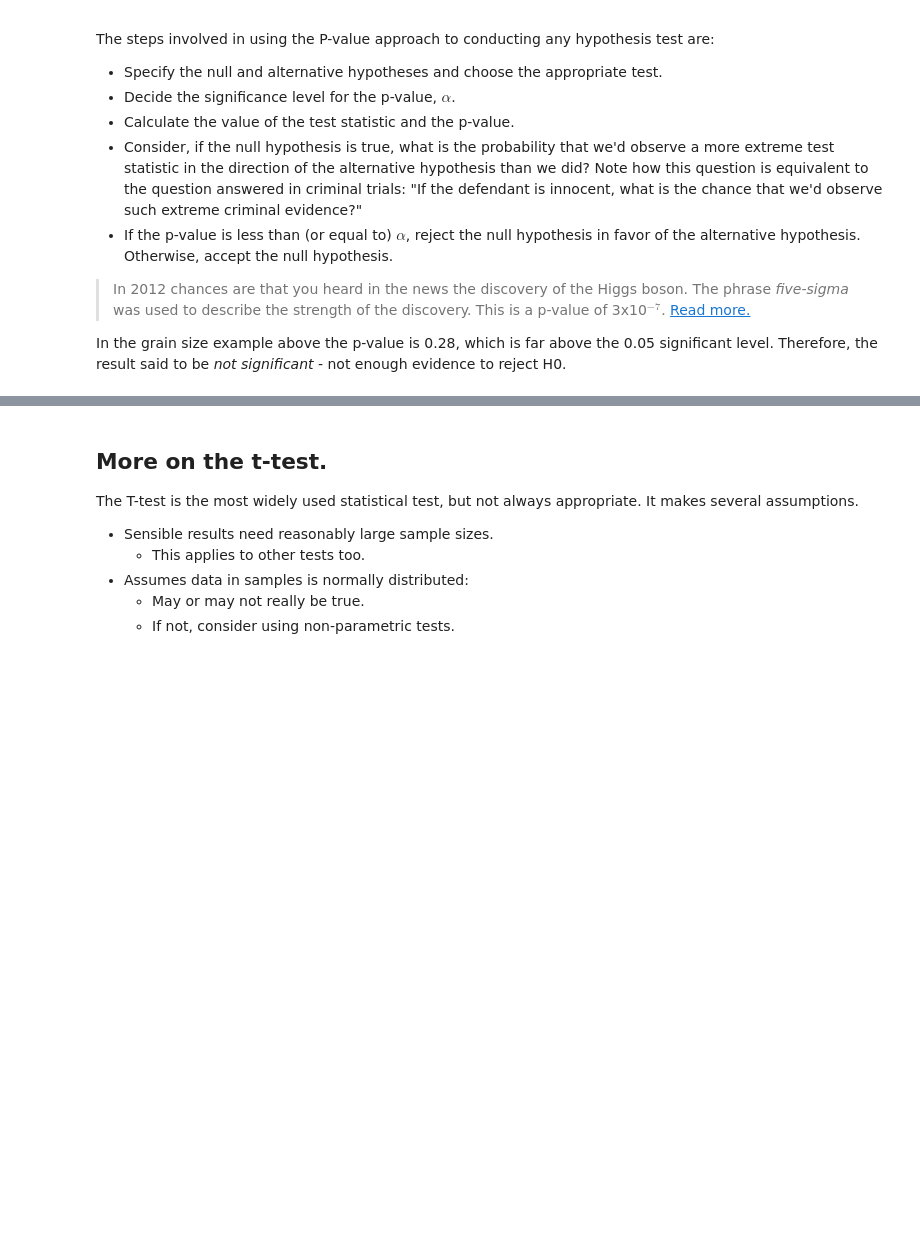
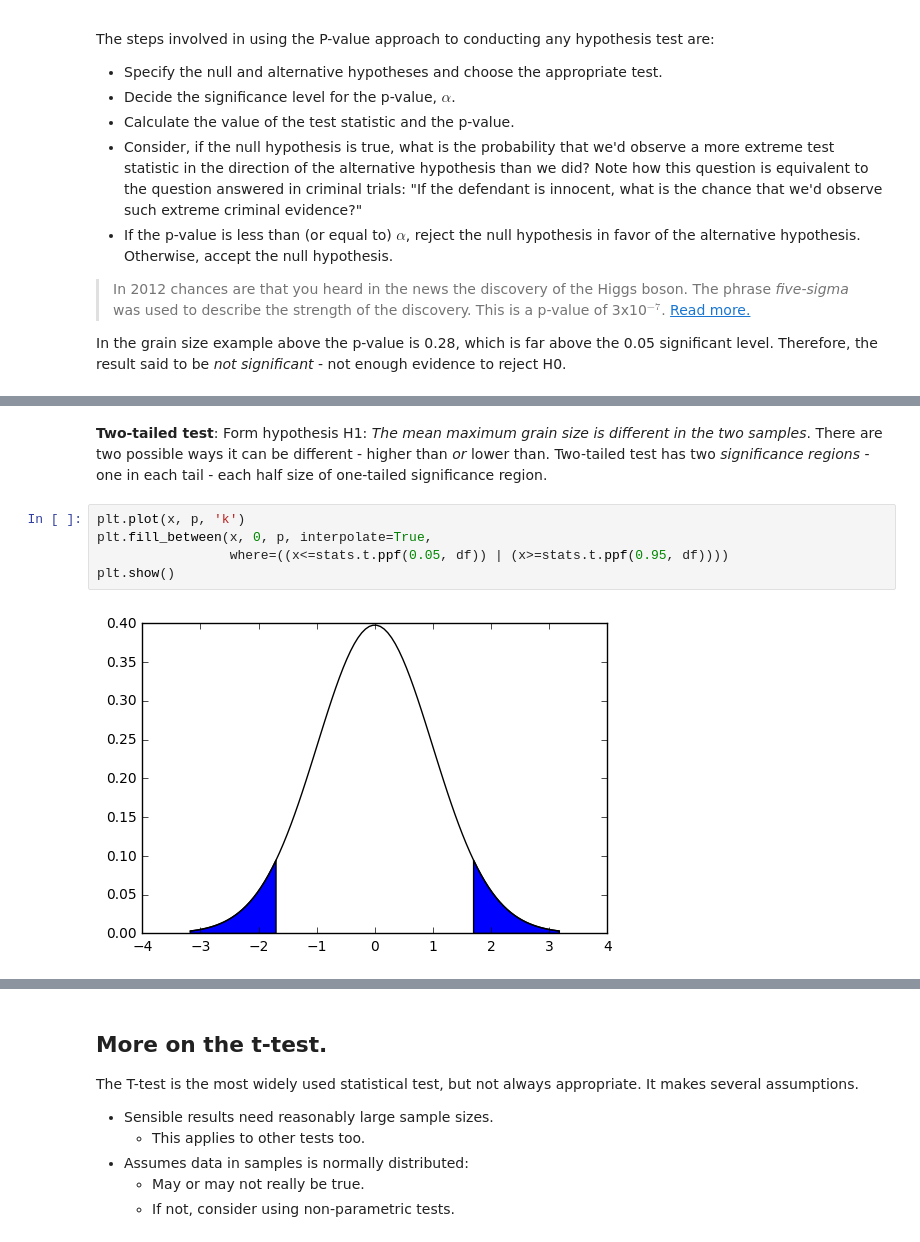
Before and after one commit to ggorman/Introduction-to-stats-for-geoscientists, a Jupyter notebook: notebooks/Lecture-7.ipynb, the cells around one changed output, grey strips where cells are left out. Cells and saved outputs as stored; diff of their text form; blank space fills up the shorter version.

```diff
--- a/notebooks/Lecture-7.ipynb
+++ b/notebooks/Lecture-7.ipynb
@@ -68 +105,10 @@ In the grain size example above the p-value is 0.28, which is far above the 0.05
+# %% [markdown]
+**Two-tailed test**: Form hypothesis H1: *The mean maximum grain size is different in the two samples*. There are two possible ways it can be different - higher than *or* lower than. Two-tailed test has two *significance regions* - one in each tail - each half size of one-tailed significance region.
+# %%
+plt.plot(x, p, 'k')
+plt.fill_between(x, 0, p, interpolate=True,
+                 where=((x<=stats.t.ppf(0.05, df)) | (x>=stats.t.ppf(0.95, df))))
+plt.show()
+# %% [output]
+[figure, added]
 # %% [markdown]
```
Also changed, not shown: parts of 9 cells of this notebook.
